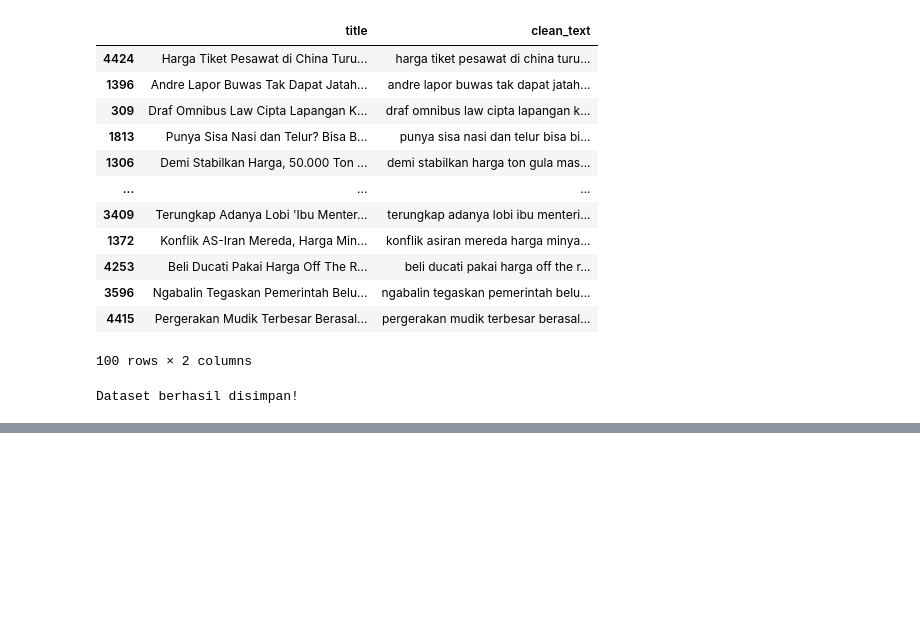
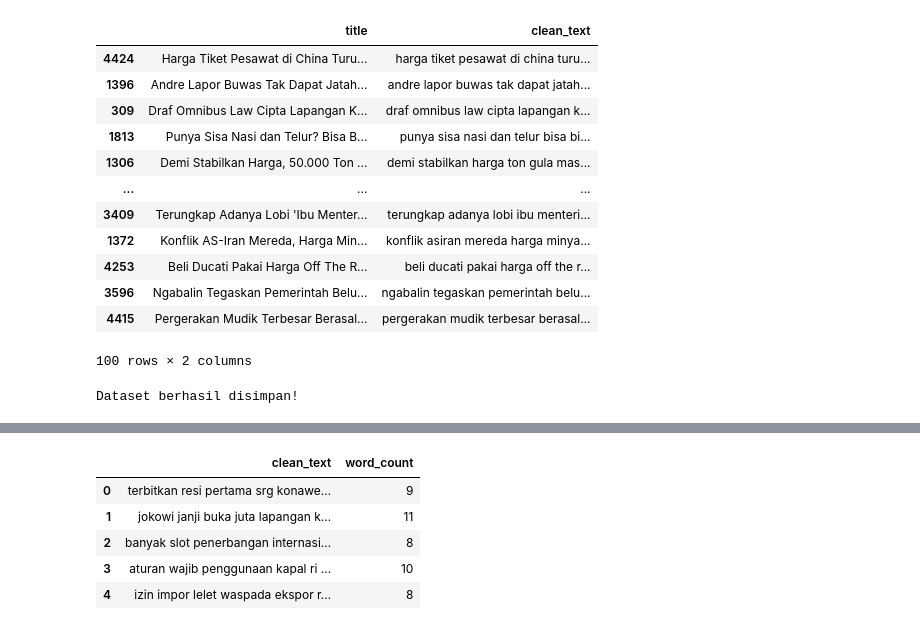
Before and after one commit to afllaabdi/tugas_NLP, a Jupyter notebook: Source_Code.ipynb, the cells around one changed output, grey strips where cells are left out. Saved outputs shown, nothing was run; the diff lists cells and outputs as text; code cells hidden in the pictures; blank space fills up the shorter version.

```diff
--- a/Source_Code.ipynb
+++ b/Source_Code.ipynb
@@ -167,0 +200,14 @@ Dataset berhasil disimpan!
+# %%
+# =========================
+# WORD COUNT
+# =========================
+df['word_count'] = df['clean_text'].apply(lambda x: len(str(x).split()))
+
+df[['clean_text', 'word_count']].head()
+# %% [output]
+|  | clean_text | word_count |
+| 0 | terbitkan resi pertama srg konawe... | 9 |
+| 1 | jokowi janji buka juta lapangan k... | 11 |
+| 2 | banyak slot penerbangan internasi... | 8 |
+| 3 | aturan wajib penggunaan kapal ri ... | 10 |
+| 4 | izin impor lelet waspada ekspor r... | 8 |
```
Also changed, not shown: parts of 7 cells of this notebook.
